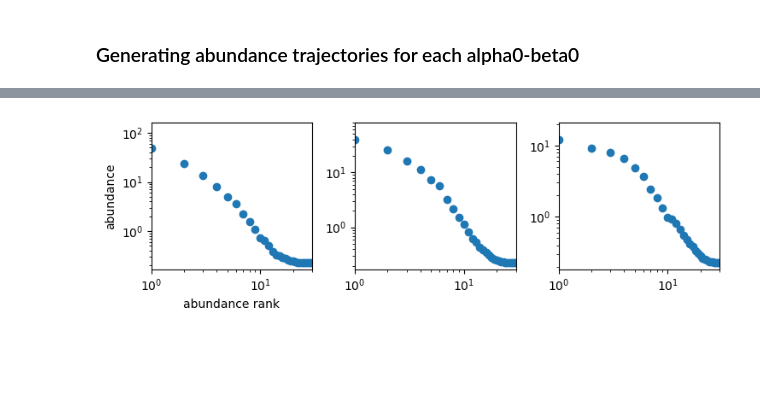
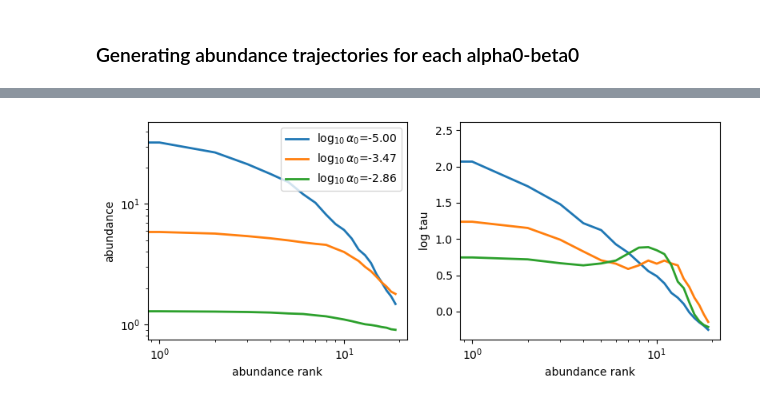
Before and after one commit to statbiophys/TT-inhibition, a Jupyter notebook: string_model.ipynb, the cells around one changed output, grey strips where cells are left out. Saved outputs shown, nothing was run; the diff lists cells and outputs as text; code cells hidden in the pictures; blank space fills up the shorter version.

```diff
--- a/string_model.ipynb
+++ b/string_model.ipynb
@@ -226,24 +320,21 @@ for i in range(len(alpha0s)):
 
 cover_h, covers_h_norm, covers_tau_norm = np.array(cover_h), np.array(covers_h_norm), np.array(covers_tau_norm)
 # %%
-fig, (ax1, ax2, ax3) = plt.subplots(1,3,figsize=(12,3.5))
+fig, (ax1, ax2) = plt.subplots(1,2,figsize=(7, 6))
+cmap = colormaps.get('viridis')
 
-for ax in (ax1, ax2, ax3):
+for ax in (ax1, ax2):
     ax.set_xscale('log')
     ax.set_xlabel('alpha_0')
 
 ax1.set_ylabel(r'coverage $\sum_i H_i T_i$')
+ax2.set_ylabel(r'freq. coverage $\sum_i H_i f_i$')
 for i, mut in enumerate(muts):
-    ax1.plot(alpha0s, cover_h[:,i], label=f'N mutations = {len(mut)}')
+    c = cmap(len(mut)/L)
+    ax1.plot(alpha0s, cover_h[:,i], label=f'N mutations = {len(mut)}', c=c, lw=2)
+    ax2.plot(alpha0s, covers_h_norm[:,i], label=f'N mutations = {len(mut)}', c=c, lw=2)
 ax1.legend()
 
-ax2.set_ylabel(r'coverage $\sum_i H_i T_i / \sum_i T_i$')
-for i, mut in enumerate(muts):
-    ax2.plot(alpha0s, covers_h_norm[:,i], label=f'N mutations = {len(mut)}')
-
-ax3.set_ylabel(r'coverage $\sum_i H_i \tau_i / \sum_i T_i$')
-for i, mut in enumerate(muts):
-    ax3.plot(alpha0s, covers_tau_norm[:,i], label=f'N mutations = {len(mut)}')
-
 plt.tight_layout()
+plt.savefig(f'plots/evo_model_coverage/{name}_coverage.svg', facecolor='w')
 # %% [output]
@@ -273,29 +369,36 @@ ax2.plot(alpha0s, inv_simpss, c=c2, lw=2)
 # %%
-i_alphas = [0, 35, 45]
+i_alphas = [0, 25, 35]
+max_rank = 20
 
-fig, axs = plt.subplots(1, len(i_alphas), figsize=(len(i_alphas)*2.5, 2.5))
+fig, (ax1, ax2) = plt.subplots(1, 2, figsize=(8, 3.5))
 
-axs[0].set_xlabel('abundance rank')
-axs[0].set_ylabel('abundance')
+ax1.set_xlabel('abundance rank')
+ax1.set_ylabel('abundance')
+ax1.set_yscale('log')
+ax1.set_xscale('log')
 
-for i, ax in enumerate(axs):
-    i_alpha = i_alphas[i]
+ax2.set_xlabel('abundance rank')
+ax2.set_ylabel('log tau')
+ax2.set_xscale('log')
 
-    ax.set_yscale('log')
-    ax.set_xscale('log')
-    ax.set_xlim(1, 30)
+for i, i_alpha in enumerate(i_alphas):
 
-    av_T_rank, T_rank_count = np.zeros(100), np.zeros(100)
-    inv_simps = 0
-    for Ts in Ts_final_ens[i_alpha]:
-        rank = np.argsort(Ts)[::-1][:min(len(Ts), 100)]
-        ranked_Ts = np.array(Ts[rank])
-        av_T_rank[:len(rank)] += ranked_Ts
-        T_rank_count[:len(rank)] += 1
+    av_T_rank, av_lt_rank, T_rank_count = np.zeros(max_rank), np.zeros(max_rank),  np.zeros(max_rank)
+    for r, Ts in enumerate(Ts_final_ens[i_alpha]):
+        rank = np.argsort(Ts)[::-1][:min(len(Ts), max_rank)]
+        av_T_rank += np.array(Ts[rank])
+        av_lt_rank += np.array(logtau_ens[string_ids_ens[i_alpha][r]])[rank]
+        T_rank_count += 1
+    av_T_rank /= T_rank_count
+    av_lt_rank /= T_rank_count
 
-    av_T_rank /= T_rank_count
-    ax.scatter(np.arange(100), av_T_rank)
+    lab = r'$\log_{10}\alpha_0$=%3.2f'%np.log10(alpha0s[i_alpha])
+    ax1.plot(np.arange(max_rank), av_T_rank, label=lab, lw=2)
+    ax2.plot(np.arange(max_rank), av_lt_rank, label=lab, lw=2)
 
-    plt.tight_layout()
+ax1.legend()
+
+plt.tight_layout()
+plt.savefig(f'plots/evo_model_coverage/{name}_abundance-affinity.svg', facecolor='w')
 # %% [output]
-[figure, old version]
+[figure, new version]
```
Also changed, not shown: parts of 24 cells of this notebook, 17 other files.
